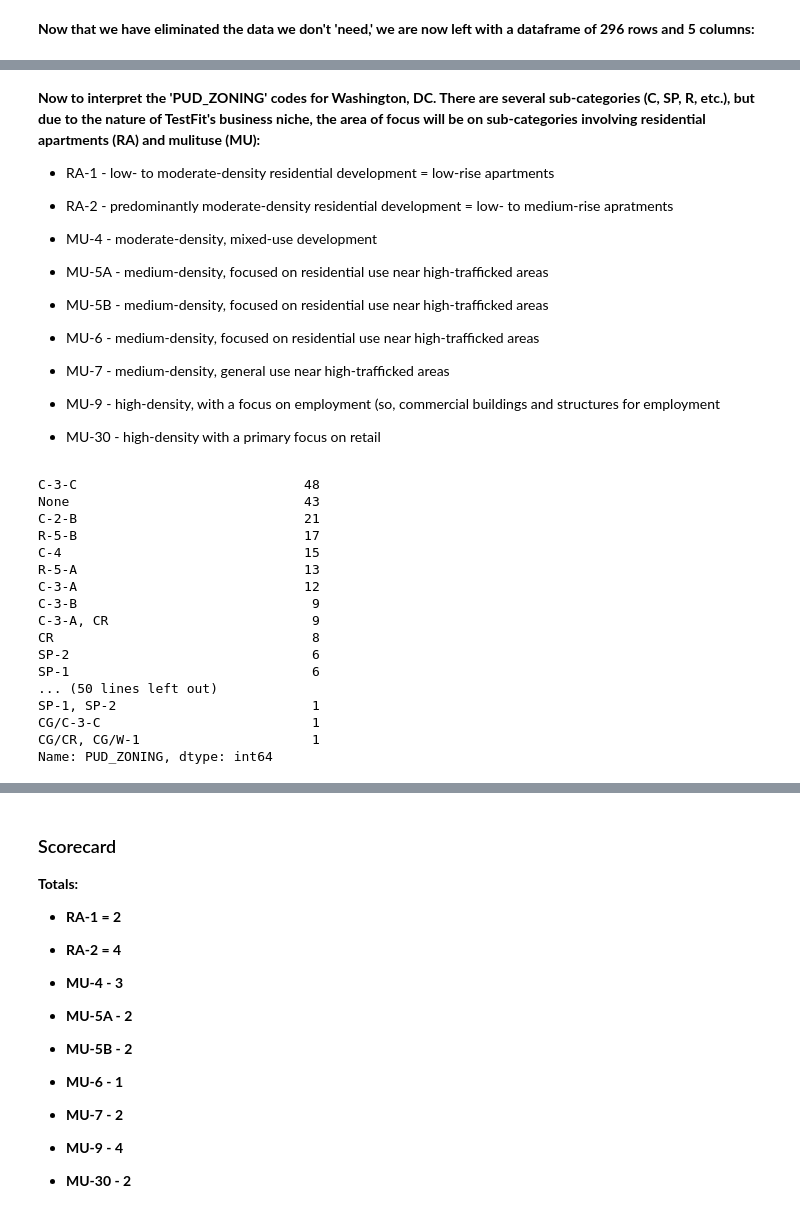
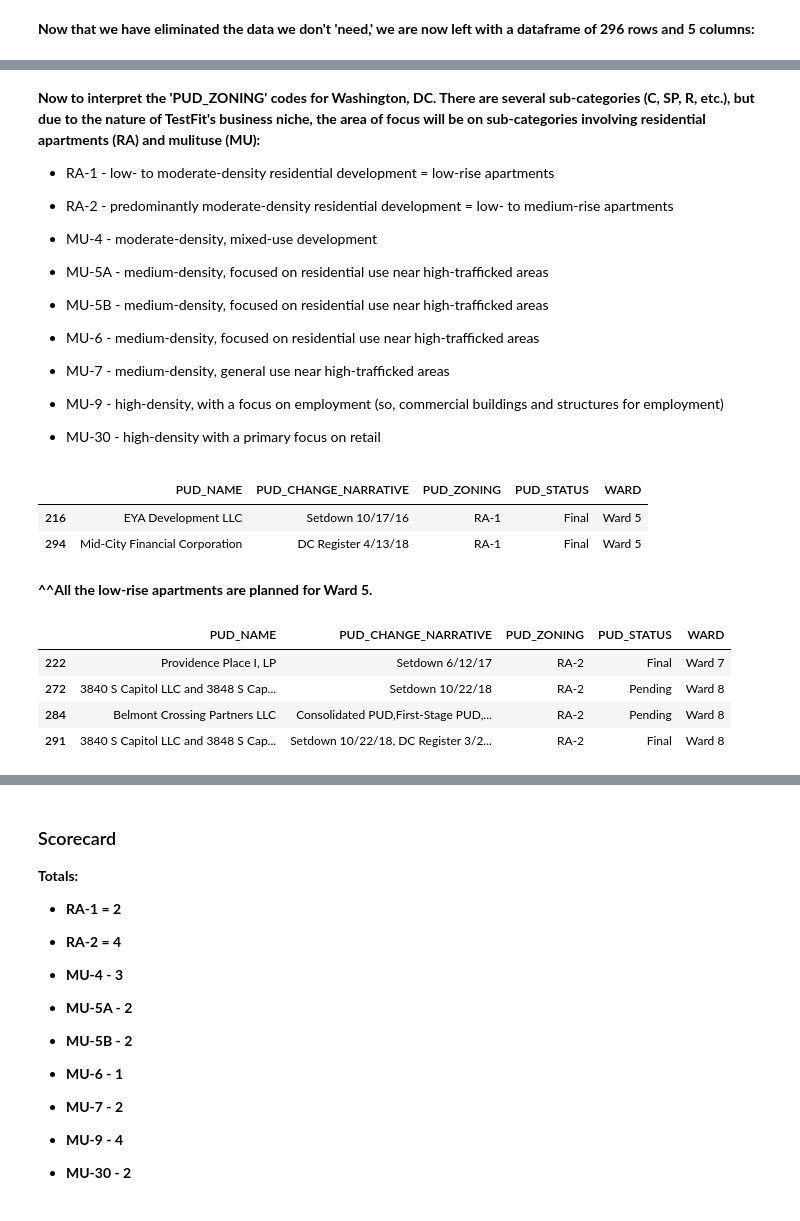
Before and after one commit to hud-capstone/hud-capstone.github.io, a Jupyter notebook: CAPSTONE_SCRATCHPAD.ipynb, the cells around one changed output, grey strips where cells are left out. Saved outputs shown, nothing was run; the diff lists cells and outputs as text; code cells hidden in the pictures.

```diff
--- a/CAPSTONE_SCRATCHPAD.ipynb
+++ b/CAPSTONE_SCRATCHPAD.ipynb
@@ -2030,7 +2038,7 @@ df1
 
 - RA-1 - low- to moderate-density residential development = low-rise apartments
 
-- RA-2 - predominantly moderate-density residential development = low- to medium-rise apratments
+- RA-2 - predominantly moderate-density residential development = low- to medium-rise apartments
 
 - MU-4 - moderate-density, mixed-use development
 
@@ -2042,28 +2050,22 @@ df1
 
 - MU-7 - medium-density, general use near high-trafficked areas
 
-- MU-9 - high-density, with a focus on employment (so, commercial buildings and structures for employment
+- MU-9 - high-density, with a focus on employment (so, commercial buildings and structures for employment)
 
 - MU-30 - high-density with a primary focus on retail
-# %%
-pd.set_option('display.max_rows', None) # lets us see all values, not just truncated Series
-
-df1.PUD_ZONING.value_counts()
-# %% [output]
-C-3-C                             48
-None                              43
-C-2-B                             21
-R-5-B                             17
-C-4                               15
-R-5-A                             13
-C-3-A                             12
-C-3-B                              9
-C-3-A, CR                          9
-CR                                 8
-SP-2                               6
-SP-1                               6
-... (50 lines left out)
-SP-1, SP-2                         1
-CG/C-3-C                           1
-CG/CR, CG/W-1                      1
-Name: PUD_ZONING, dtype: int64
+# %%
+df1[df1['PUD_ZONING']=='RA-1']
+# %% [output]
+|  | PUD_NAME | PUD_CHANGE_NARRATIVE | PUD_ZONING | PUD_STATUS | WARD |
+| 216 | EYA Development LLC | Setdown 10/17/16 | RA-1 | Final | Ward 5 |
+| 294 | Mid-City Financial Corporation | DC Register 4/13/18 | RA-1 | Final | Ward 5 |
+# %% [markdown]
+**^^All the low-rise apartments are planned for Ward 5.**
+# %%
+df1[df1['PUD_ZONING']=='RA-2']
+# %% [output]
+|  | PUD_NAME | PUD_CHANGE_NARRATIVE | PUD_ZONING | PUD_STATUS | WARD |
+| 222 | Providence Place I, LP | Setdown 6/12/17 | RA-2 | Final | Ward 7 |
+| 272 | 3840 S Capitol LLC and 3848 S Cap... | Setdown 10/22/18 | RA-2 | Pending | Ward 8 |
+| 284 | Belmont Crossing Partners LLC | Consolidated PUD,First-Stage PUD,... | RA-2 | Pending | Ward 8 |
+| 291 | 3840 S Capitol LLC and 3848 S Cap... | Setdown 10/22/18, DC Register 3/2... | RA-2 | Final | Ward 8 |
```
Also changed, not shown: parts of 30 cells of this notebook.
